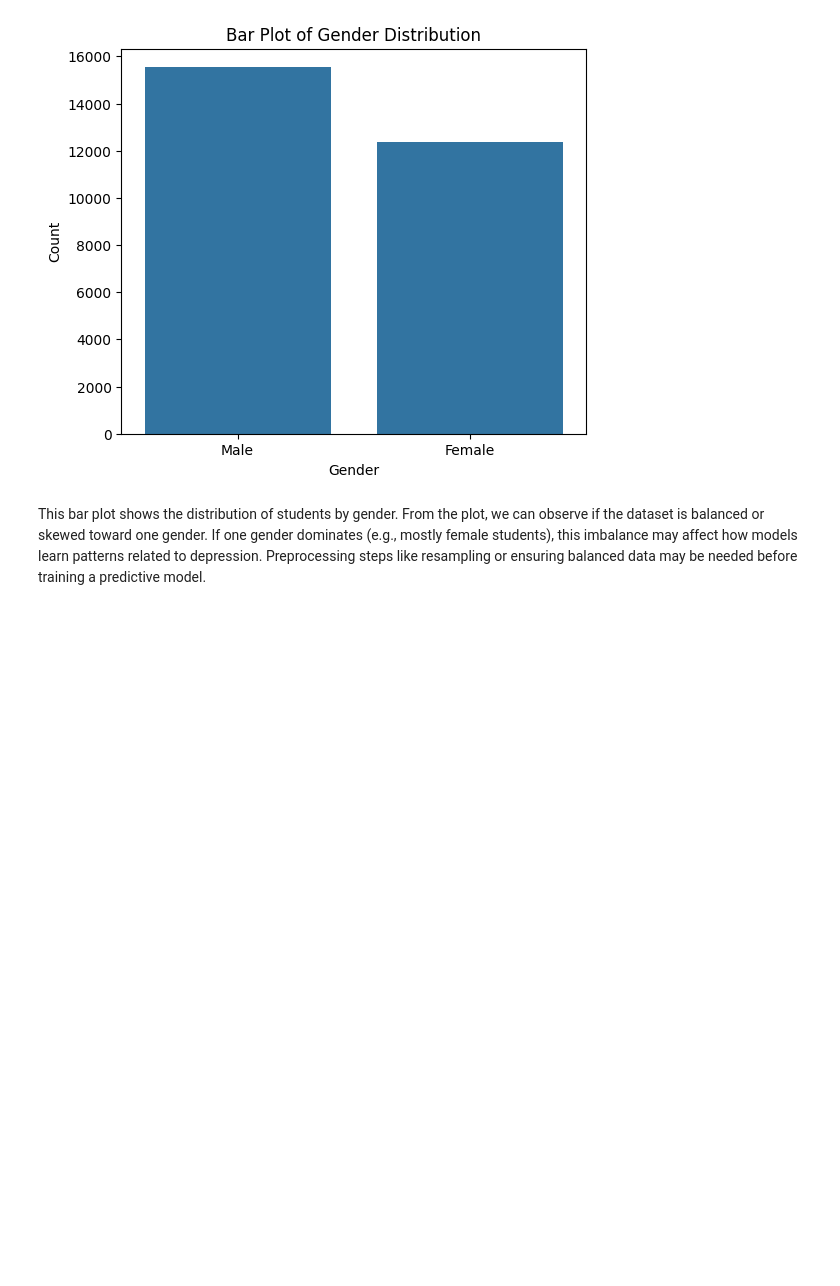
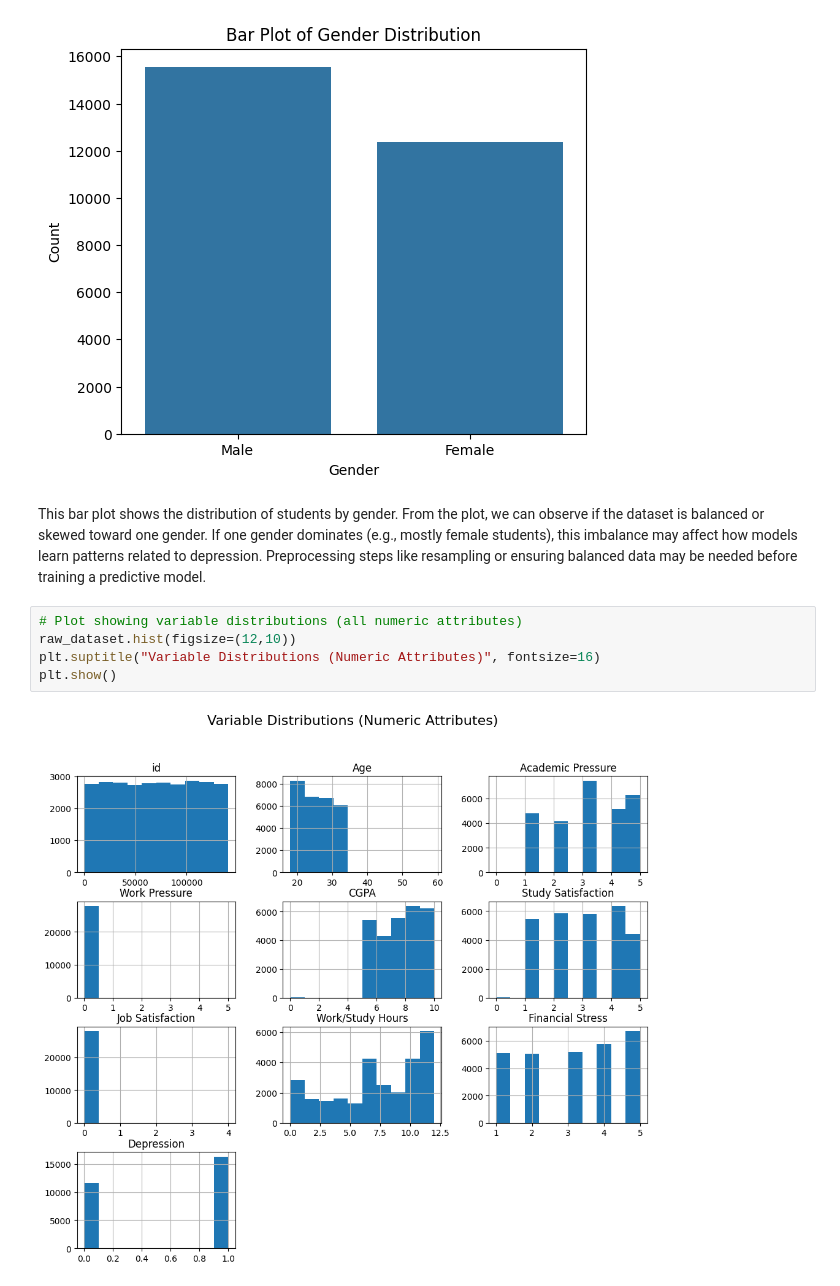
Before and after one commit to Deem-KSU/IT326-Group1-56546, a Jupyter notebook: Phase2.ipynb, the cells around one changed output. Saved outputs shown, nothing was run; the diff lists cells and outputs as text; blank space fills up the shorter version.

```diff
--- a/Phase2.ipynb
+++ b/Phase2.ipynb
@@ -215,3 +215,10 @@ plt.show()
 [figure]
 # %% [markdown]
 This bar plot shows the distribution of students by gender. From the plot, we can observe if the dataset is balanced or skewed toward one gender. If one gender dominates (e.g., mostly female students), this imbalance may affect how models learn patterns related to depression. Preprocessing steps like resampling or ensuring balanced data may be needed before training a predictive model.
+# %%
+# Plot showing variable distributions (all numeric attributes)
+raw_dataset.hist(figsize=(12,10))
+plt.suptitle("Variable Distributions (Numeric Attributes)", fontsize=16)
+plt.show()
+# %% [output]
+[figure, added]
```
Also changed, not shown: parts of 1 cell of this notebook.
